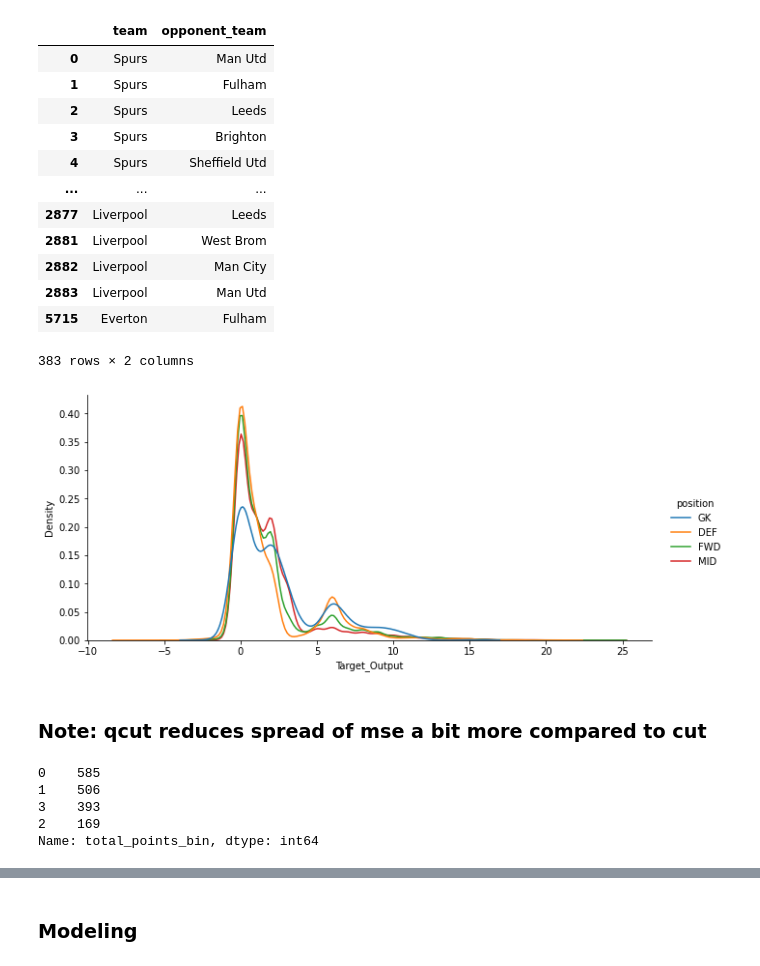
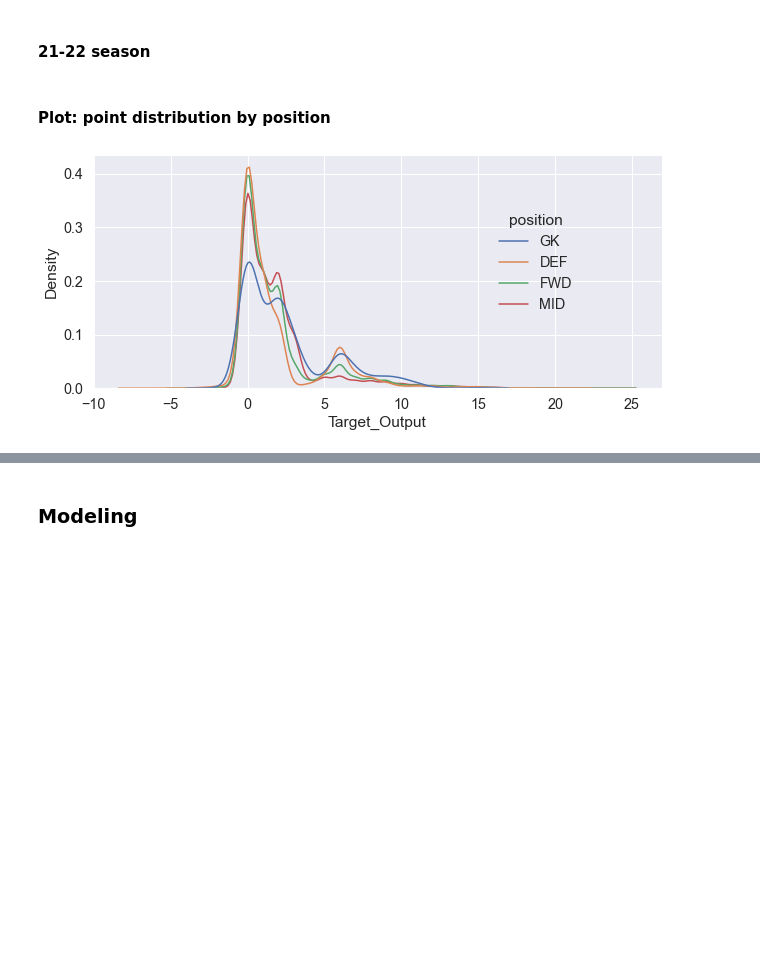
Before and after one commit to danielfrees/mlpremier, a Jupyter notebook: mlpremier/baseline/fpl_linear_model_cv_viz.ipynb, the cells around one changed output, grey strips where cells are left out. Saved outputs shown, nothing was run; the diff lists cells and outputs as text; code cells hidden in the pictures; blank space fills up the shorter version.

Commit message:
cleanup plots, functions

```diff
--- a/mlpremier/baseline/fpl_linear_model_cv_viz.ipynb
+++ b/mlpremier/baseline/fpl_linear_model_cv_viz.ipynb
@@ -17,18 +17,22 @@ import lightgbm
 # %%
 datapath = '../data/clean_data/windowed_data/'
+teampath = '../data/clean_data/master_team_list.csv'
+fixturepath = '../data/fixtures/full_fixture_difficulty.csv'
 window_size = '9'
-season = '2020-21/'
+season = '2020-21'
+pos_arr = np.array(['GK', 'DEF', 'FWD', 'MID'])
 
-team_name_df = pd.read_csv('../data/clean_data/master_team_list.csv')
-team_name_df = team_name_df[team_name_df.season == '2020-21']
-fixture_df = pd.read_csv('../data/fixtures/full_fixture_difficulty.csv')
-fixture_df = fixture_df[fixture_df.season == '20_21']
+team_name_df = pd.read_csv(teampath)
+fixture_df = pd.read_csv(fixturepath)
+team_name_df = team_name_df[team_name_df.season == season]
+fixture_df = fixture_df[fixture_df.season.str[-2:] == season[-2:]]
 fixture_df = fixture_df.merge(team_name_df, how='left', left_on='team_a', right_on='team')[['team_a_difficulty', 'team_h_difficulty', 'team_h', 'team_name']]
 fixture_df.rename(columns={'team_name':'away_team_name'}, inplace=True)
 fixture_df = fixture_df.merge(team_name_df, how='left', left_on='team_h', right_on='team')[['team_a_difficulty', 'team_h_difficulty', 'away_team_name', 'team_name']]
 fixture_df.rename(columns={'team_name':'home_team_name'}, inplace=True)
 
 def attach_difficulty(row):
+    '''Add the difficulty_gap column, select values based on whether the player is home/away.'''
     try:
         if row['was_home']:
             team = fixture_df[(fixture_df.home_team_name == row.team) & (fixture_df.away_team_name == row.opponent_team)].reset_index(drop=True).loc[0, 'team_h_difficulty']
@@ -42,8 +46,10 @@ def attach_difficulty(row):
         return 0
 
 def read_data(pos, datapath, window_size, season, minimum_minutes=0):
-    path = os.path.join(datapath, season)
-    df = pd.read_csv(path + pos + window_size + '.csv')
+    '''Read windowed datasets. Filter inactive players. Create bins for stratification.'''
+    filename = pos + '_' + window_size
+    path = os.path.join(datapath, season, filename)
+    df = pd.read_csv(path + '.csv')
     df = df[df.minutes >= minimum_minutes]
     df['difficulty_gap'] = df.apply(lambda r: attach_difficulty(r), axis=1, result_type='expand')
     df.drop(['team', 'opponent_team'], axis=1, inplace=True)
@@ -51,5 +57,5 @@ def read_data(pos, datapath, window_size, season, minimum_minutes=0):
     df['total_points_bin'] = pd.qcut(df['Target_Output'], 4, labels=False)
     return df
 
-dfs_20_21 = [read_data(p, datapath, window_size, season, minimum_minutes=1e-6) for p in ['GK_', 'DEF_', 'FWD_', 'MID_']]
-full_df_20_21 = pd.concat(dfs_20_21, keys=['GK', 'DEF', 'FWD', 'MID'])
+dfs_20_21 = [read_data(p, datapath, window_size, season, minimum_minutes=1e-6) for p in pos_arr]
+full_df_20_21 = pd.concat(dfs_20_21, keys=pos_arr)
@@ -102,18 +62,16 @@ fixture_df[['away_team_name', 'home_team_name']].drop_duplicates()
-# %%
-season = '2021-22/'
-a = pd.read_csv(os.path.join(datapath, season) + 'MID_' + window_size + '.csv')
-a[['team', 'opponent_team']].drop_duplicates()
-# %% [output]
-|  | team | opponent_team |
-| 0 | Spurs | Man Utd |
-| 1 | Spurs | Fulham |
-| 2 | Spurs | Leeds |
-| 3 | Spurs | Brighton |
-| 4 | Spurs | Sheffield Utd |
-| ... | ... | ... |
-| 2877 | Liverpool | Leeds |
-| 2881 | Liverpool | West Brom |
-| 2882 | Liverpool | Man City |
-| 2883 | Liverpool | Man Utd |
-| 5715 | Everton | Fulham |
-383 rows × 2 columns
+# %% [markdown]
+#### 21-22 season
+# %%
+season = '2021-22'
+
+team_name_df = pd.read_csv(teampath)
+team_name_df = team_name_df[team_name_df.season == season].drop(columns={'team_difficulty'})
+fixture_df = pd.read_csv(fixturepath)
+fixture_df = fixture_df[fixture_df.season.str[-2:] == season[-2:]]
+fixture_df = fixture_df.merge(team_name_df, how='left', left_on='team_a', right_on='team')[['team_a_difficulty', 'team_h_difficulty', 'team_h', 'team_name']]
+fixture_df.rename(columns={'team_name':'away_team_name'}, inplace=True)
+fixture_df = fixture_df.merge(team_name_df, how='left', left_on='team_h', right_on='team')[['team_a_difficulty', 'team_h_difficulty', 'away_team_name', 'team_name']]
+fixture_df.rename(columns={'team_name':'home_team_name'}, inplace=True)
+
+dfs_21_22 = [read_data(p, datapath, window_size, season, minimum_minutes=1e-6) for p in pos_arr]
+full_df_21_22 = pd.concat(dfs_21_22, keys=pos_arr)
@@ -120,23 +82,16 @@ a[['team', 'opponent_team']].drop_duplicates()
+# %% [markdown]
+#### Plot: point distribution by position
 # %%
+sns.set(font_scale=1.3)
 plot = sns.displot(
     data=full_df.reset_index().rename(columns={'level_0': 'position'}),
     x="Target_Output",
     hue='position',
     kind='kde',
     common_norm=False,
     height=4.27, aspect=17.7/8.27)
-#plot.fig.suptitle("Score Distribution by Position",
-#                  fontsize=15, fontdict={"weight": "bold"})
-plot.figure.savefig('eda_pos_dist.png',dpi=600)
+sns.move_legend(plot, "upper right", bbox_to_anchor=(.75, 0.8))
+
+#plot.figure.savefig('eda_pos_dist.png',dpi=600)
 # %% [output]
-[figure, old version]
+[figure, new version]
-# %% [markdown]
-### Note: qcut reduces spread of mse a bit more compared to cut
-# %%
-dfs[0].total_points_bin.value_counts()
-# %% [output]
-0    585
-1    506
-3    393
-2    169
-Name: total_points_bin, dtype: int64
```
Also changed, not shown: parts of 38 cells of this notebook.
